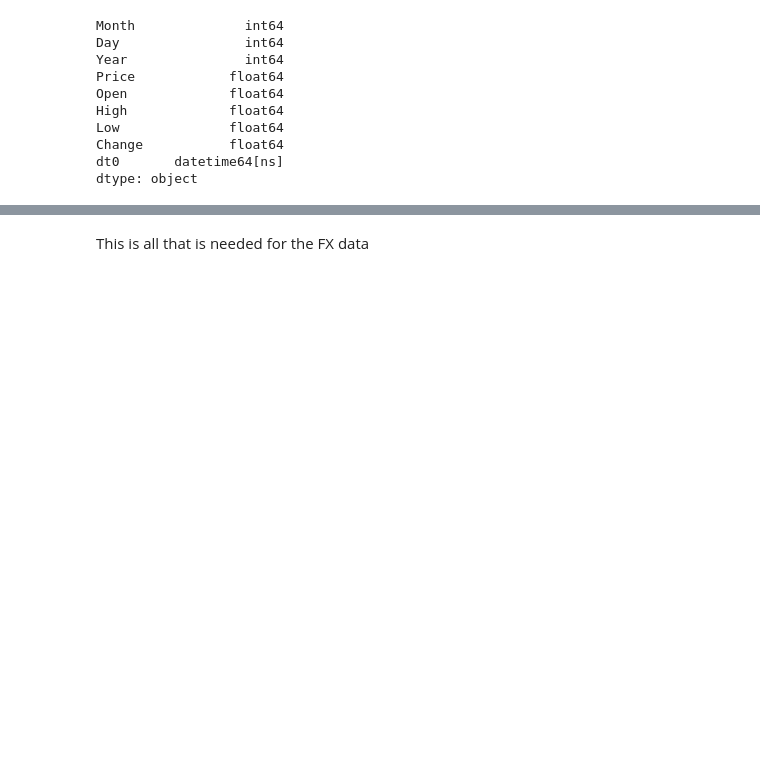
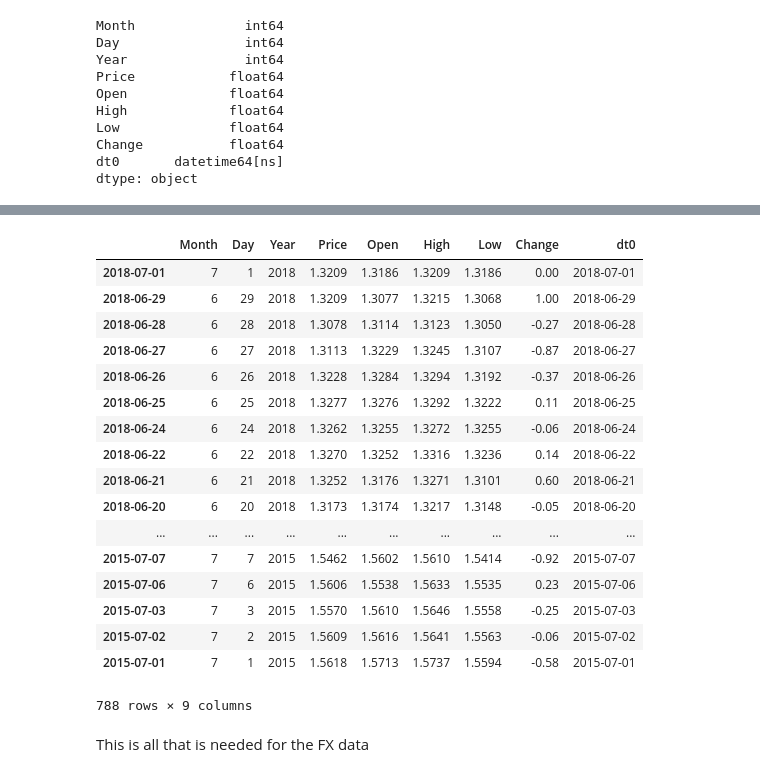
Before and after one commit to eepgwde/ldr, a Jupyter notebook: proto.ipynb, the cells around one changed output, grey strips where cells are left out. Cells and saved outputs as stored; diff of their text form; code cells hidden in the pictures; blank space fills up the shorter version.

```diff
--- a/proto.ipynb
+++ b/proto.ipynb
@@ -95,3 +112,24 @@ dtype: object
+# %%
+filter0._data
+# %% [output]
+|  | Month | Day | Year | Price | Open | High | Low | Change | dt0 |
+| 2018-07-01 | 7 | 1 | 2018 | 1.3209 | 1.3186 | 1.3209 | 1.3186 | 0.00 | 2018-07-01 |
+| 2018-06-29 | 6 | 29 | 2018 | 1.3209 | 1.3077 | 1.3215 | 1.3068 | 1.00 | 2018-06-29 |
+| 2018-06-28 | 6 | 28 | 2018 | 1.3078 | 1.3114 | 1.3123 | 1.3050 | -0.27 | 2018-06-28 |
+| 2018-06-27 | 6 | 27 | 2018 | 1.3113 | 1.3229 | 1.3245 | 1.3107 | -0.87 | 2018-06-27 |
+| 2018-06-26 | 6 | 26 | 2018 | 1.3228 | 1.3284 | 1.3294 | 1.3192 | -0.37 | 2018-06-26 |
+| 2018-06-25 | 6 | 25 | 2018 | 1.3277 | 1.3276 | 1.3292 | 1.3222 | 0.11 | 2018-06-25 |
+| 2018-06-24 | 6 | 24 | 2018 | 1.3262 | 1.3255 | 1.3272 | 1.3255 | -0.06 | 2018-06-24 |
+| 2018-06-22 | 6 | 22 | 2018 | 1.3270 | 1.3252 | 1.3316 | 1.3236 | 0.14 | 2018-06-22 |
+| 2018-06-21 | 6 | 21 | 2018 | 1.3252 | 1.3176 | 1.3271 | 1.3101 | 0.60 | 2018-06-21 |
+| 2018-06-20 | 6 | 20 | 2018 | 1.3173 | 1.3174 | 1.3217 | 1.3148 | -0.05 | 2018-06-20 |
+| ... | ... | ... | ... | ... | ... | ... | ... | ... | ... |
+| 2015-07-07 | 7 | 7 | 2015 | 1.5462 | 1.5602 | 1.5610 | 1.5414 | -0.92 | 2015-07-07 |
+| 2015-07-06 | 7 | 6 | 2015 | 1.5606 | 1.5538 | 1.5633 | 1.5535 | 0.23 | 2015-07-06 |
+| 2015-07-03 | 7 | 3 | 2015 | 1.5570 | 1.5610 | 1.5646 | 1.5558 | -0.25 | 2015-07-03 |
+| 2015-07-02 | 7 | 2 | 2015 | 1.5609 | 1.5616 | 1.5641 | 1.5563 | -0.06 | 2015-07-02 |
+| 2015-07-01 | 7 | 1 | 2015 | 1.5618 | 1.5713 | 1.5737 | 1.5594 | -0.58 | 2015-07-01 |
+788 rows × 9 columns
 # %% [markdown]
 This is all that is needed for the FX data
 # %%
```
Also changed, not shown: parts of 16 cells of this notebook, 2 other files.
